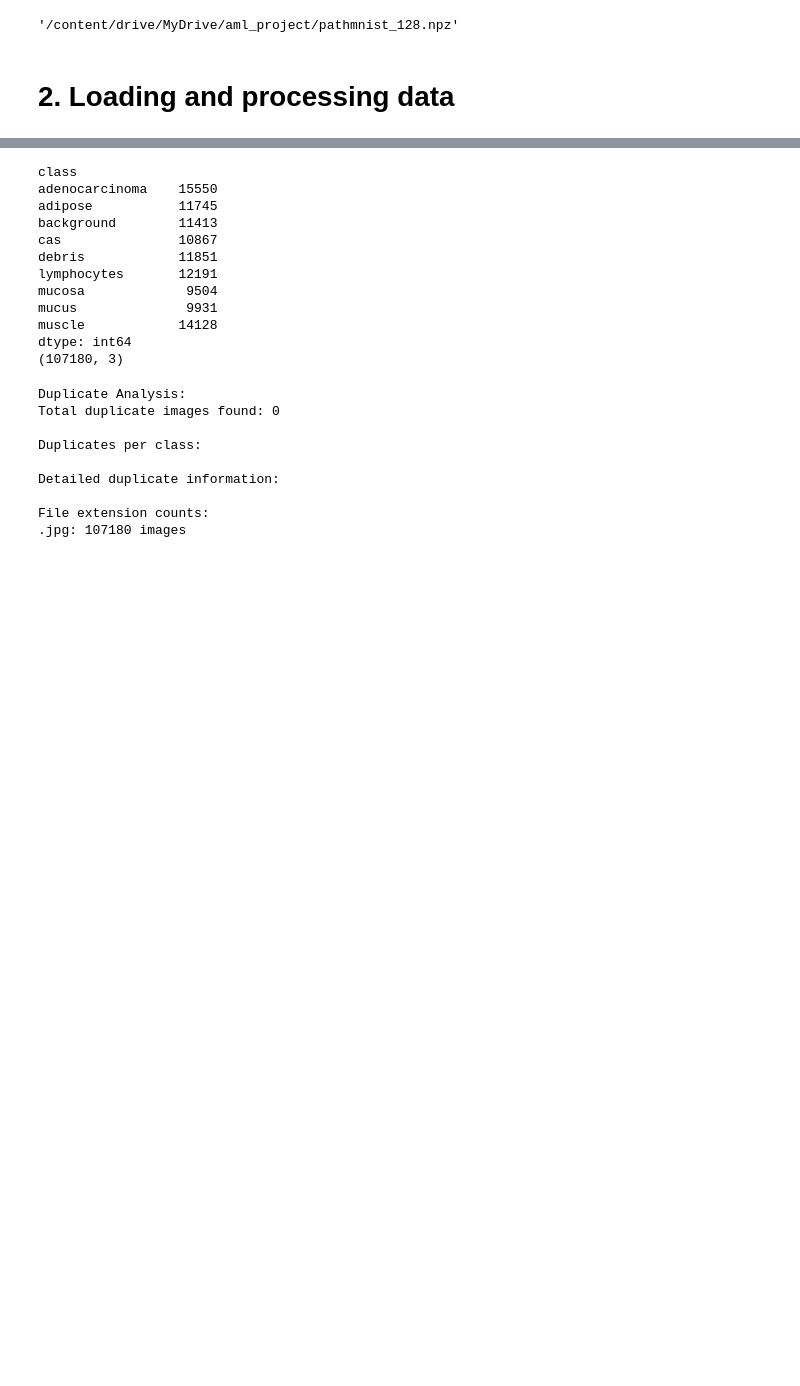
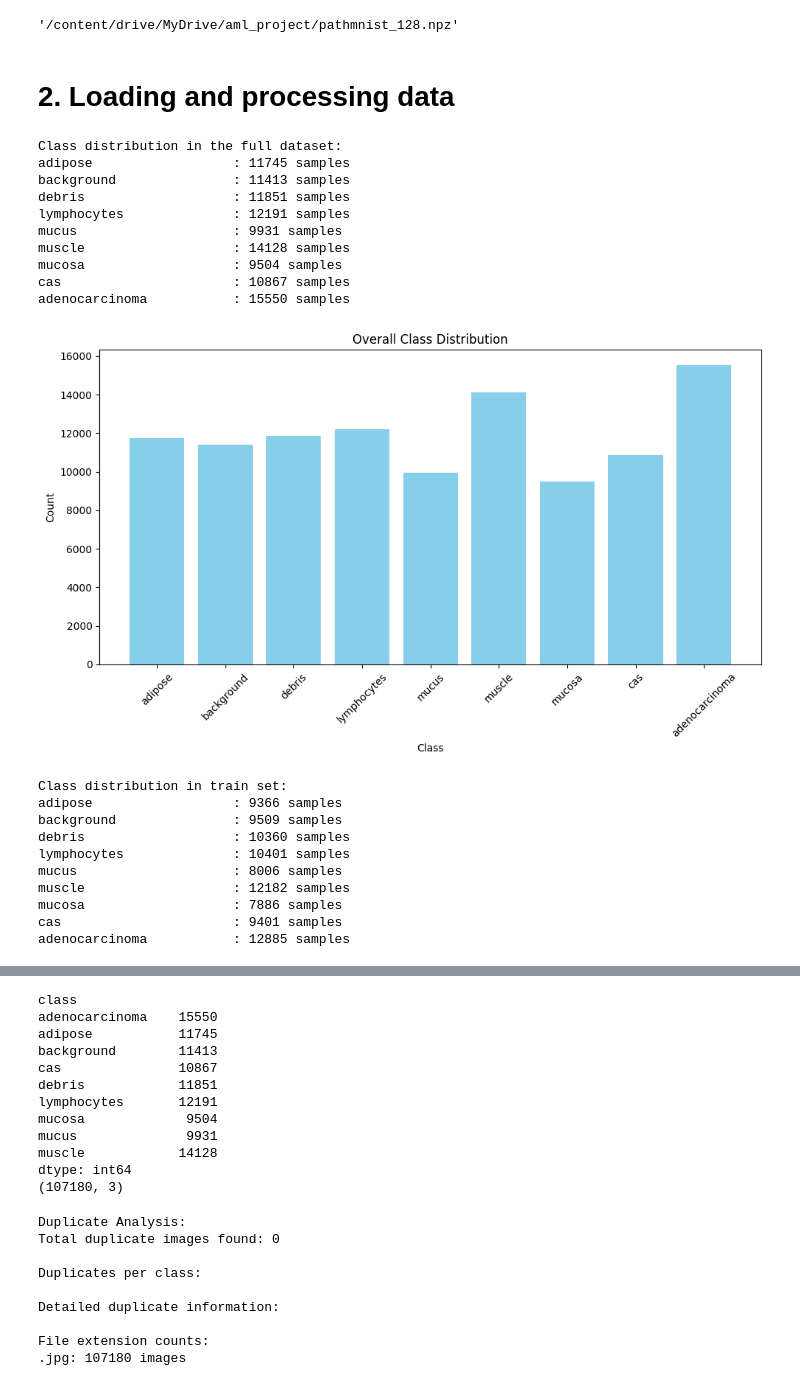
Before and after one commit to MestDash/AML, a Jupyter notebook: notebooks/AML_prj.ipynb, the cells around one changed output, grey strips where cells are left out. Cells and saved outputs as stored; diff of their text form; code cells hidden in the pictures; blank space fills up the shorter version.

Commit message:
Changed the dataset retrieval procedure, adapted the class distribution statistics

```diff
--- a/notebooks/AML_prj.ipynb
+++ b/notebooks/AML_prj.ipynb
@@ -135,3 +146,81 @@ with open(csv_path, mode="w", newline="") as csv_file:
         writer.writerow([filename, file_path, class_name])
 # %% [markdown]
 # 2. Loading and processing data
+# %%
+raw_image_metadata = pd.read_csv('/content/class_task/pathmnist_128.csv', header=None, names=['subset', 'filename', 'class'])
+
+class_names = {
+    0: "adipose",
+    1: "background",
+    2: "debris",
+    3: "lymphocytes",
+    4: "mucus",
+    5: "muscle", # smooth muscle
+    6: "mucosa", # normal colon mucosa
+    7: "cas", # cancer-associated stroma
+    8: "adenocarcinoma" # colorectal adenocarcinoma epithelium
+}
+
+def compute_class_distribution(dataframe):
+    return dict(Counter(dataframe['class']))
+
+def print_distribution(dist_dict, title):
+    print(f"\n{title}:")
+    for class_idx in sorted(class_names):
+        count = dist_dict.get(class_idx, 0)
+        print(f"{class_names[class_idx]:25}: {count} samples")
+
+def plot_distribution(dist_dict, title):
+    classes = sorted(class_names.keys())
+    counts = [dist_dict.get(c, 0) for c in classes]
+    labels = [class_names[c] for c in classes]
+
+    plt.figure(figsize=(10, 6))
+    plt.bar(labels, counts, color='skyblue')
+    plt.title(title)
+    plt.xlabel("Class")
+    plt.ylabel("Count")
+    plt.xticks(rotation=45)
+    plt.tight_layout()
+    plt.show()
+
+overall_dist = compute_class_distribution(raw_image_metadata)
+print_distribution(overall_dist, "Class distribution in the full dataset")
+plot_distribution(overall_dist, "Overall Class Distribution")
+
+train_df = raw_image_metadata[raw_image_metadata['subset'] == 'TRAIN']
+train_dist = compute_class_distribution(train_df)
+print_distribution(train_dist, "Class distribution in train set")
+plot_distribution(train_dist, "Train Set Class Distribution")
+
+test_df = raw_image_metadata[raw_image_metadata['subset'] == 'TEST']
+test_dist = compute_class_distribution(test_df)
+print_distribution(test_dist, "Class distribution in test set")
+plot_distribution(test_dist, "Test Set Class Distribution")
+
+val_df = raw_image_metadata[raw_image_metadata['subset'] == 'VALIDATION']
+val_dist = compute_class_distribution(val_df)
+print_distribution(val_dist, "Class distribution in validation set")
+plot_distribution(val_dist, "Validation Set Class Distribution")
+# %% [output]
+Class distribution in the full dataset:
+adipose                  : 11745 samples
+background               : 11413 samples
+debris                   : 11851 samples
+lymphocytes              : 12191 samples
+mucus                    : 9931 samples
+muscle                   : 14128 samples
+mucosa                   : 9504 samples
+cas                      : 10867 samples
+adenocarcinoma           : 15550 samples
+[figure, added]
+Class distribution in train set:
+adipose                  : 9366 samples
+background               : 9509 samples
+debris                   : 10360 samples
+lymphocytes              : 10401 samples
+mucus                    : 8006 samples
+muscle                   : 12182 samples
+mucosa                   : 7886 samples
+cas                      : 9401 samples
+adenocarcinoma           : 12885 samples
```
Also changed, not shown: parts of 16 cells of this notebook.
